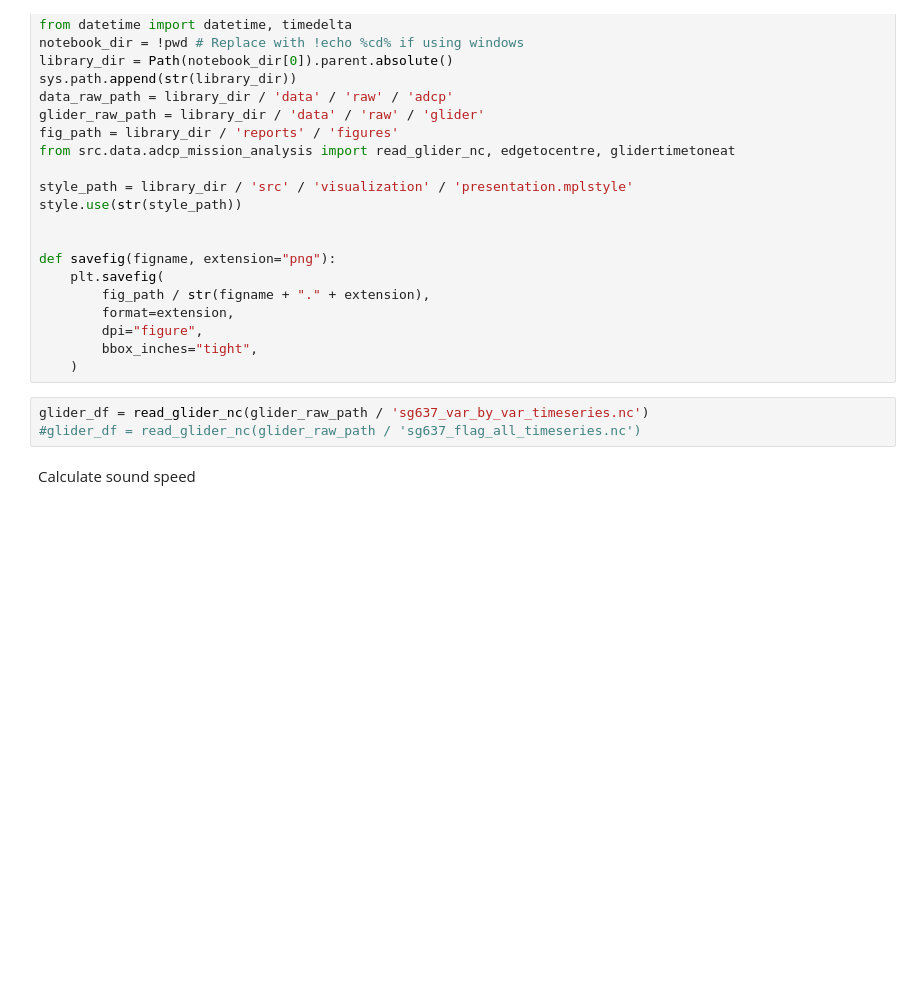
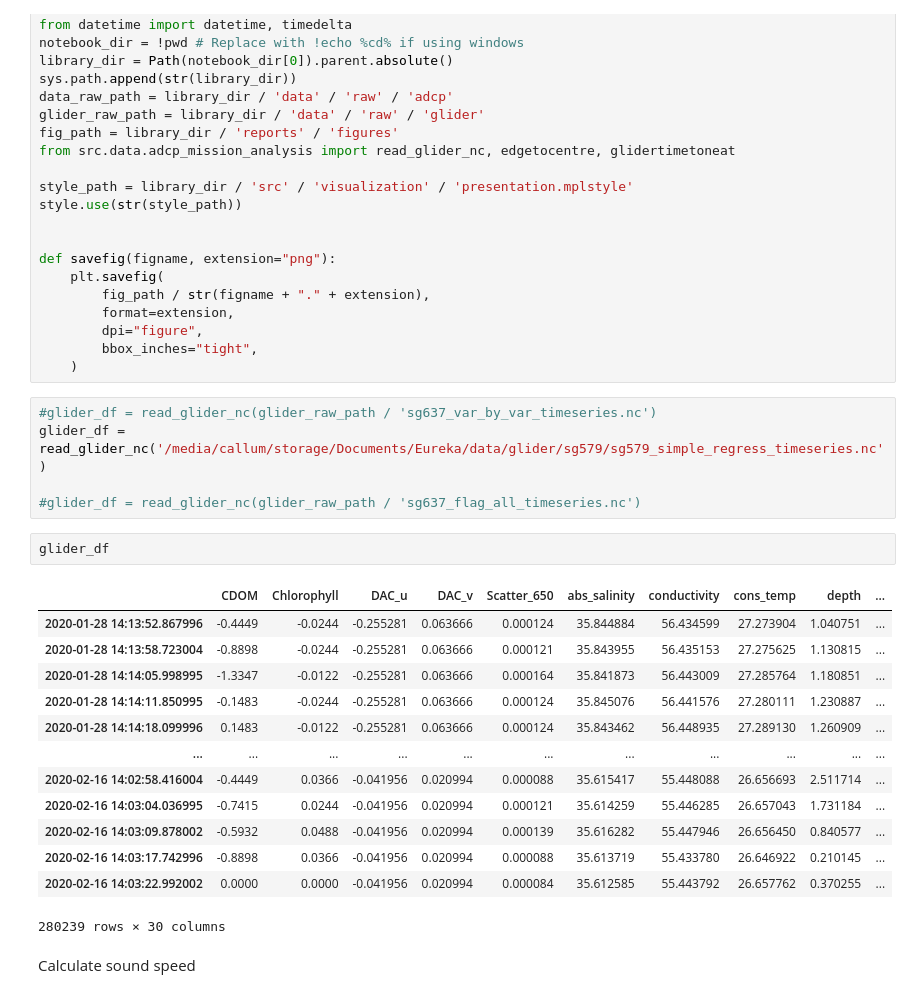
Before and after one commit to callumrollo/adcp-glider, a Jupyter notebook: notebooks/glider_hydrography.ipynb, the cells around one changed output. Saved outputs shown, nothing was run; the diff lists cells and outputs as text; blank space fills up the shorter version.

```diff
--- a/notebooks/glider_hydrography.ipynb
+++ b/notebooks/glider_hydrography.ipynb
@@ -41,8 +41,26 @@ def savefig(figname, extension="png"):
         bbox_inches="tight",
     )
 # %%
-glider_df = read_glider_nc(glider_raw_path / 'sg637_var_by_var_timeseries.nc')
+#glider_df = read_glider_nc(glider_raw_path / 'sg637_var_by_var_timeseries.nc')
+glider_df = read_glider_nc('/media/callum/storage/Documents/Eureka/data/glider/sg579/sg579_simple_regress_timeseries.nc')
+
 #glider_df = read_glider_nc(glider_raw_path / 'sg637_flag_all_timeseries.nc')
+# %%
+glider_df
+# %% [output]
+|  | CDOM | Chlorophyll | DAC_u | DAC_v | Scatter_650 | abs_salinity | conductivity | cons_temp | depth | ... |
+| 2020-01-28 14:13:52.867996 | -0.4449 | -0.0244 | -0.255281 | 0.063666 | 0.000124 | 35.844884 | 56.434599 | 27.273904 | 1.040751 | ... |
+| 2020-01-28 14:13:58.723004 | -0.8898 | -0.0244 | -0.255281 | 0.063666 | 0.000121 | 35.843955 | 56.435153 | 27.275625 | 1.130815 | ... |
+| 2020-01-28 14:14:05.998995 | -1.3347 | -0.0122 | -0.255281 | 0.063666 | 0.000164 | 35.841873 | 56.443009 | 27.285764 | 1.180851 | ... |
+| 2020-01-28 14:14:11.850995 | -0.1483 | -0.0244 | -0.255281 | 0.063666 | 0.000124 | 35.845076 | 56.441576 | 27.280111 | 1.230887 | ... |
+| 2020-01-28 14:14:18.099996 | 0.1483 | -0.0122 | -0.255281 | 0.063666 | 0.000124 | 35.843462 | 56.448935 | 27.289130 | 1.260909 | ... |
+| ... | ... | ... | ... | ... | ... | ... | ... | ... | ... | ... |
+| 2020-02-16 14:02:58.416004 | -0.4449 | 0.0366 | -0.041956 | 0.020994 | 0.000088 | 35.615417 | 55.448088 | 26.656693 | 2.511714 | ... |
+| 2020-02-16 14:03:04.036995 | -0.7415 | 0.0244 | -0.041956 | 0.020994 | 0.000121 | 35.614259 | 55.446285 | 26.657043 | 1.731184 | ... |
+| 2020-02-16 14:03:09.878002 | -0.5932 | 0.0488 | -0.041956 | 0.020994 | 0.000139 | 35.616282 | 55.447946 | 26.656450 | 0.840577 | ... |
+| 2020-02-16 14:03:17.742996 | -0.8898 | 0.0366 | -0.041956 | 0.020994 | 0.000088 | 35.613719 | 55.433780 | 26.646922 | 0.210145 | ... |
+| 2020-02-16 14:03:22.992002 | 0.0000 | 0.0000 | -0.041956 | 0.020994 | 0.000084 | 35.612585 | 55.443792 | 26.657762 | 0.370255 | ... |
+280239 rows × 30 columns
 # %% [markdown]
 Calculate sound speed
 # %%
```
Also changed, not shown: parts of 9 cells of this notebook, 3 other files.
